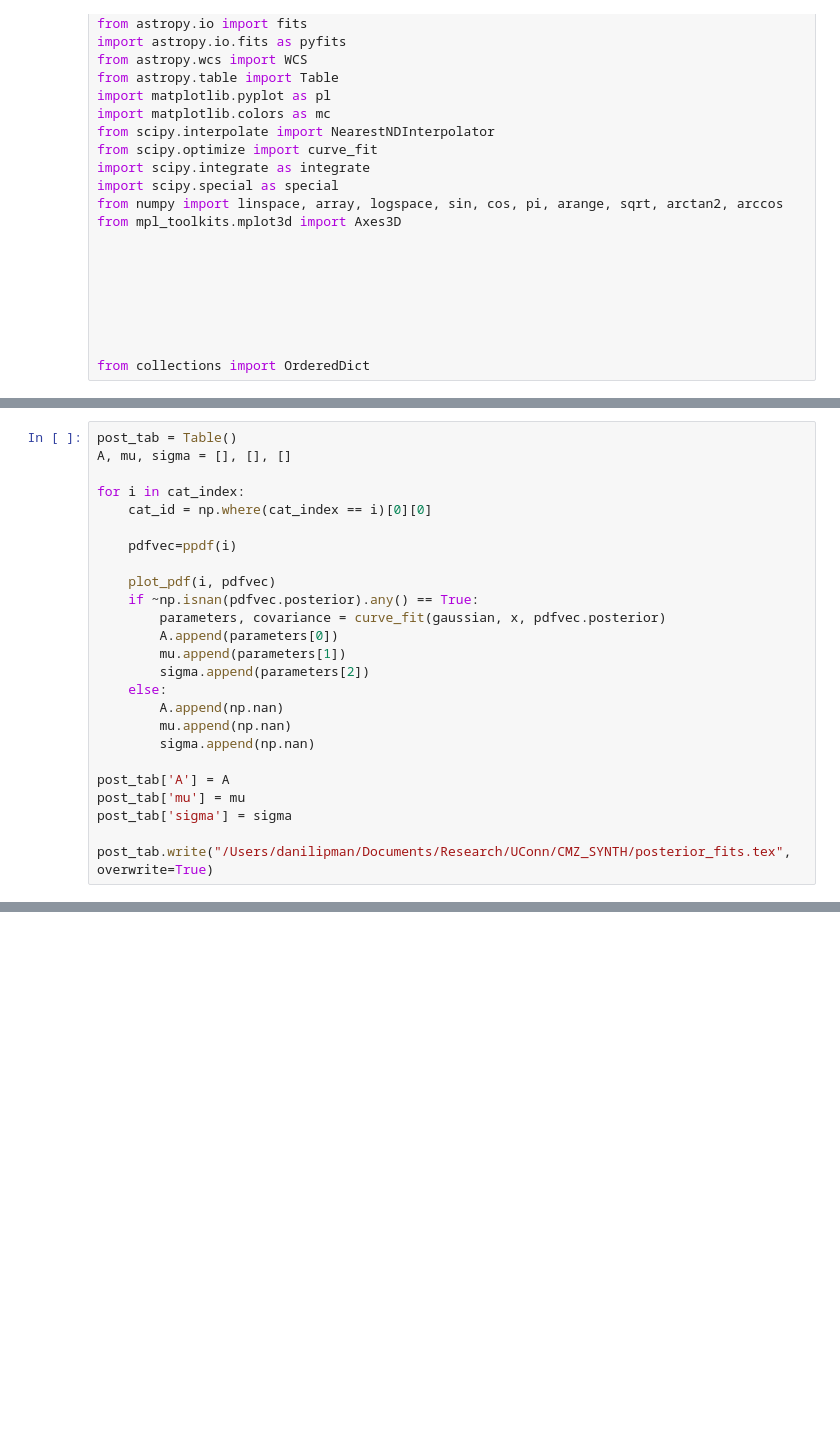
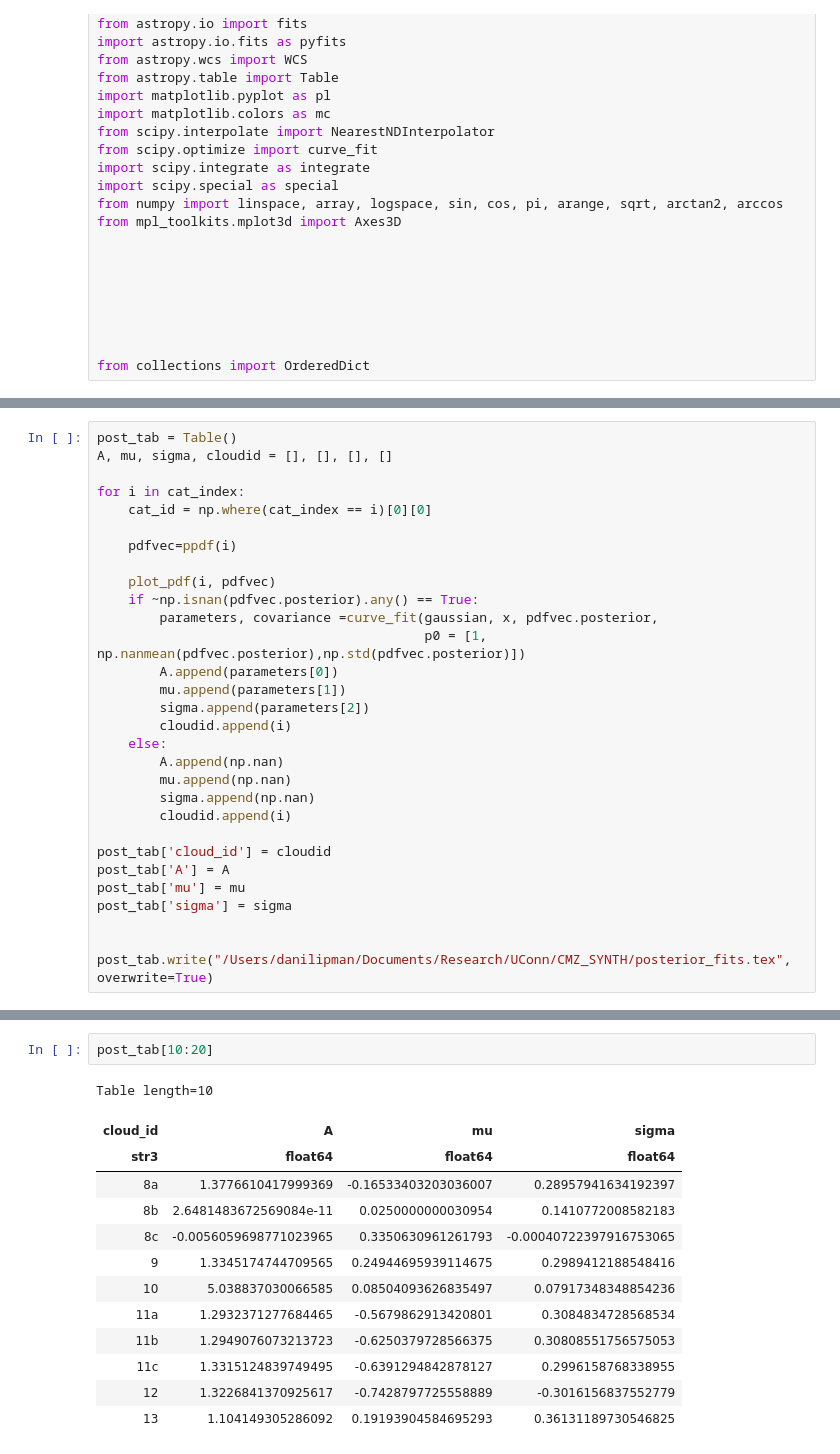
Before and after one commit to danilipman/cmz_synth, a Jupyter notebook: PPDFs.ipynb, the cells around one changed output, grey strips where cells are left out. Saved outputs shown, nothing was run; the diff lists cells and outputs as text; blank space fills up the shorter version.

```diff
--- a/PPDFs.ipynb
+++ b/PPDFs.ipynb
@@ -276,6 +350,6 @@ array([1.22855322, 0.73187434, 0.32472527])
 # %%
 post_tab = Table()
-A, mu, sigma = [], [], []
+A, mu, sigma, cloudid = [], [], [], []
 
 for i in cat_index:
     cat_id = np.where(cat_index == i)[0][0]
@@ -284,18 +358,23 @@ for i in cat_index:
 
     plot_pdf(i, pdfvec)
     if ~np.isnan(pdfvec.posterior).any() == True:
-        parameters, covariance = curve_fit(gaussian, x, pdfvec.posterior)
+        parameters, covariance =curve_fit(gaussian, x, pdfvec.posterior,
+                                          p0 = [1, np.nanmean(pdfvec.posterior),np.std(pdfvec.posterior)])
         A.append(parameters[0])
         mu.append(parameters[1])
         sigma.append(parameters[2])
+        cloudid.append(i)
     else:
         A.append(np.nan)
         mu.append(np.nan)
         sigma.append(np.nan)
+        cloudid.append(i)
 
+post_tab['cloud_id'] = cloudid
 post_tab['A'] = A
 post_tab['mu'] = mu
 post_tab['sigma'] = sigma
 
+
 post_tab.write("/Users/danilipman/Documents/Research/UConn/CMZ_SYNTH/posterior_fits.tex", overwrite=True)
 # %% [output]
@@ -349,0 +399,16 @@ post_tab.write("/Users/danilipman/Documents/Research/UConn/CMZ_SYNTH/posterior_f
+# %%
+post_tab[10:20]
+# %% [output]
+Table length=10
+| cloud_id | A | mu | sigma |
+| str3 | float64 | float64 | float64 |
+| 8a | 1.3776610417999369 | -0.16533403203036007 | 0.28957941634192397 |
+| 8b | 2.6481483672569084e-11 | 0.0250000000030954 | 0.1410772008582183 |
+| 8c | -0.0056059698771023965 | 0.3350630961261793 | -0.00040722397916753065 |
+| 9 | 1.3345174744709565 | 0.24944695939114675 | 0.2989412188548416 |
+| 10 | 5.038837030066585 | 0.08504093626835497 | 0.07917348348854236 |
+| 11a | 1.2932371277684465 | -0.5679862913420801 | 0.3084834728568534 |
+| 11b | 1.2949076073213723 | -0.6250379728566375 | 0.30808551756575053 |
+| 11c | 1.3315124839749495 | -0.6391294842878127 | 0.2996158768338955 |
+| 12 | 1.3226841370925617 | -0.7428797725558889 | -0.3016156837552779 |
+| 13 | 1.104149305286092 | 0.19193904584695293 | 0.36131189730546825 |
```
Also changed, not shown: parts of 25 cells of this notebook, 11 other files.
